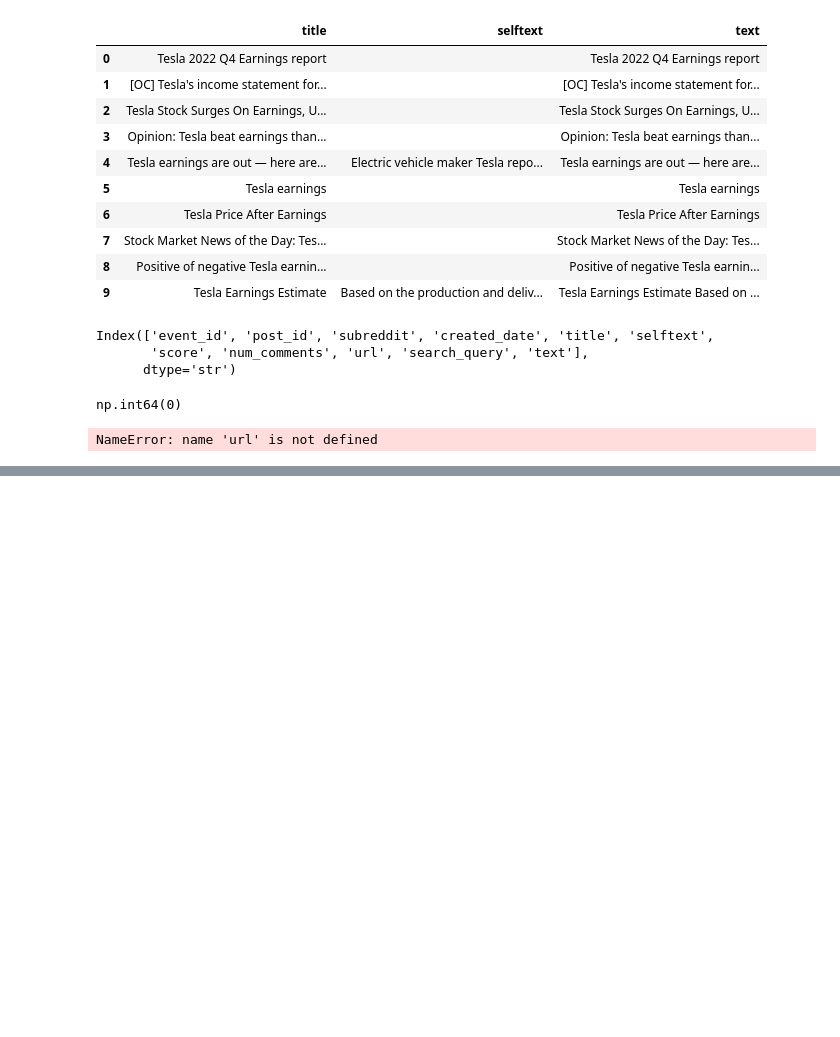
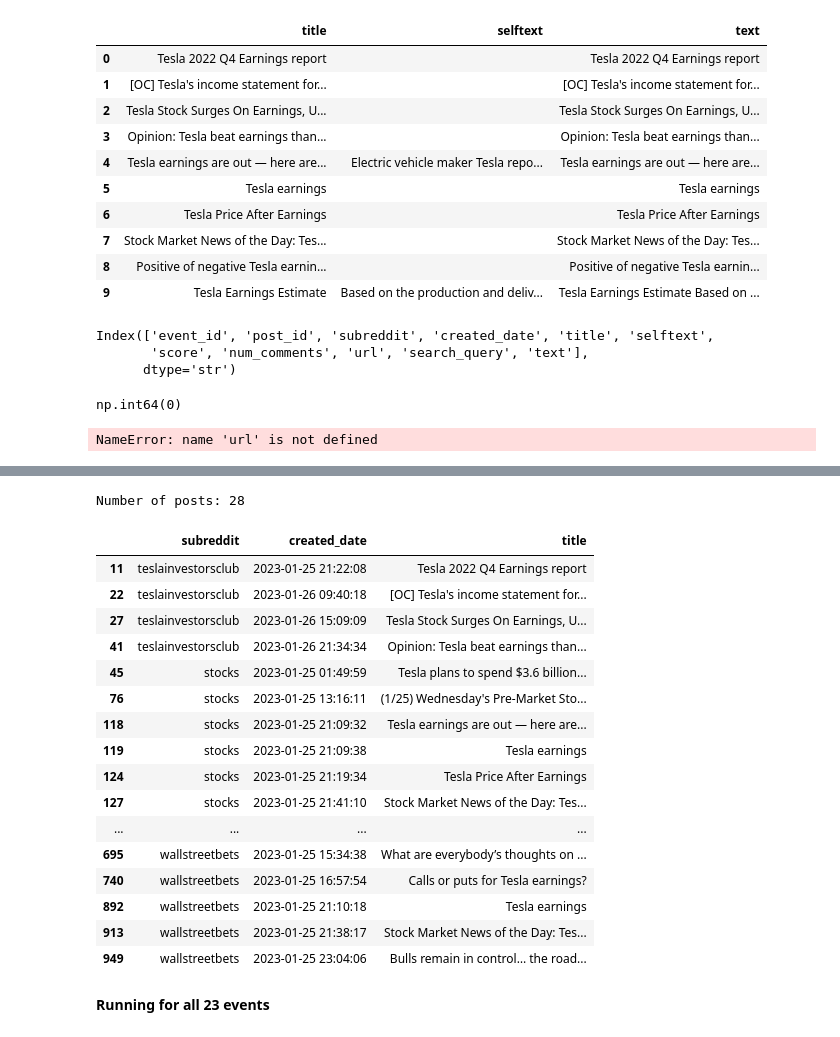
Before and after one commit to Adinolevinson/market-impact-analysis, a Jupyter notebook: notebooks/07_extracting_reddit_posts.ipynb, the cells around one changed output, grey strips where cells are left out. Saved outputs shown, nothing was run; the diff lists cells and outputs as text; code cells hidden in the pictures; blank space fills up the shorter version.

```diff
--- a/notebooks/07_extracting_reddit_posts.ipynb
+++ b/notebooks/07_extracting_reddit_posts.ipynb
@@ -155,0 +209,12 @@ NameError: name 'url' is not defined
+# %%
+event_dataset = pd.read_csv(
+    "../data/processed/tesla_event_dataset.csv"
+)
+# %%
+from reusable_code.get_reddit_window import get_reddit_window
+
+start_date, end_date = get_reddit_window(
+    test_event["event_id"],
+    test_event["event_date"],
+    event_dataset
+)
@@ -155,0 +242,41 @@ NameError: name 'url' is not defined
+# %%
+import importlib
+import reusable_code.collect_event_reddit as reddit_module
+
+importlib.reload(reddit_module)
+
+collect_event_reddit = reddit_module.collect_event_reddit
+# %%
+reddit_posts = collect_event_reddit(
+    test_event["event_id"],
+    test_event["search_query"],
+    start_date,
+    end_date
+)
+# %%
+print("Number of posts:", len(reddit_posts))
+
+reddit_posts[
+    ["subreddit", "created_date", "title"]
+].head(20)
+# %% [output]
+Number of posts: 28
+|  | subreddit | created_date | title |
+| 11 | teslainvestorsclub | 2023-01-25 21:22:08 | Tesla 2022 Q4 Earnings report |
+| 22 | teslainvestorsclub | 2023-01-26 09:40:18 | [OC] Tesla's income statement for... |
+| 27 | teslainvestorsclub | 2023-01-26 15:09:09 | Tesla Stock Surges On Earnings, U... |
+| 41 | teslainvestorsclub | 2023-01-26 21:34:34 | Opinion: Tesla beat earnings than... |
+| 45 | stocks | 2023-01-25 01:49:59 | Tesla plans to spend $3.6 billion... |
+| 76 | stocks | 2023-01-25 13:16:11 | (1/25) Wednesday's Pre-Market Sto... |
+| 118 | stocks | 2023-01-25 21:09:32 | Tesla earnings are out — here are... |
+| 119 | stocks | 2023-01-25 21:09:38 | Tesla earnings |
+| 124 | stocks | 2023-01-25 21:19:34 | Tesla Price After Earnings |
+| 127 | stocks | 2023-01-25 21:41:10 | Stock Market News of the Day: Tes... |
+| ... | ... | ... | ... |
+| 695 | wallstreetbets | 2023-01-25 15:34:38 | What are everybody’s thoughts on ... |
+| 740 | wallstreetbets | 2023-01-25 16:57:54 | Calls or puts for Tesla earnings? |
+| 892 | wallstreetbets | 2023-01-25 21:10:18 | Tesla earnings |
+| 913 | wallstreetbets | 2023-01-25 21:38:17 | Stock Market News of the Day: Tes... |
+| 949 | wallstreetbets | 2023-01-25 23:04:06 | Bulls remain in control… the road... |
+# %% [markdown]
+**Running for all 23 events**
```
Also changed, not shown: parts of 13 cells of this notebook, 30 other files.
